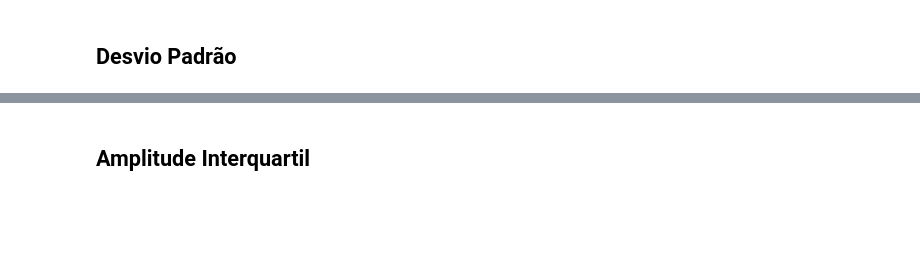
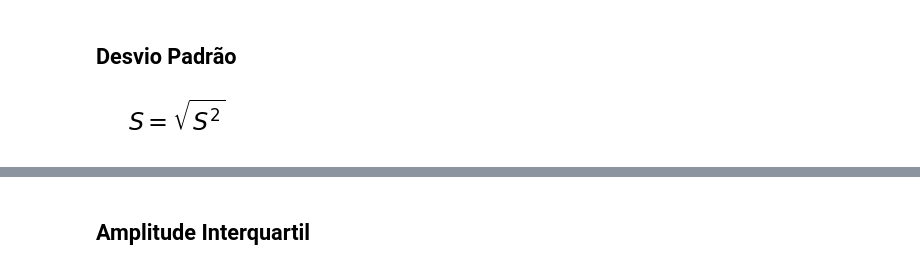
Before and after one commit to fesousa/analise-exploratoria-health-datascience, a Jupyter notebook: analise_explotatoria.ipynb, the cells around one changed output, grey strips where cells are left out. Drawn from its saved outputs; the diff is of its cells as text; code cells hidden in the pictures; blank space fills up the shorter version.

```diff
--- a/analise_explotatoria.ipynb
+++ b/analise_explotatoria.ipynb
@@ -1407,2 +1515,14 @@ sinasc_ac2017[(sinasc_ac2017['CONSULTAS'] == '4')].describe()
 # %% [markdown]
 ## Desvio Padrão
+# %%
+#@title Desvio Padrão - Equação
+
+plt.axes((0, 0, 0.1, 0.01), facecolor='w')
+plt.box(False)
+plt.xticks([])
+plt.yticks([])
+plt.title(r'$S = \sqrt{S^2}$',
+          fontdict={'fontsize':24, 'horizontalalignment':'left'})
+plt.show()
+# %% [output]
+[figure, added]
```
Also changed, not shown: parts of 39 cells of this notebook.
